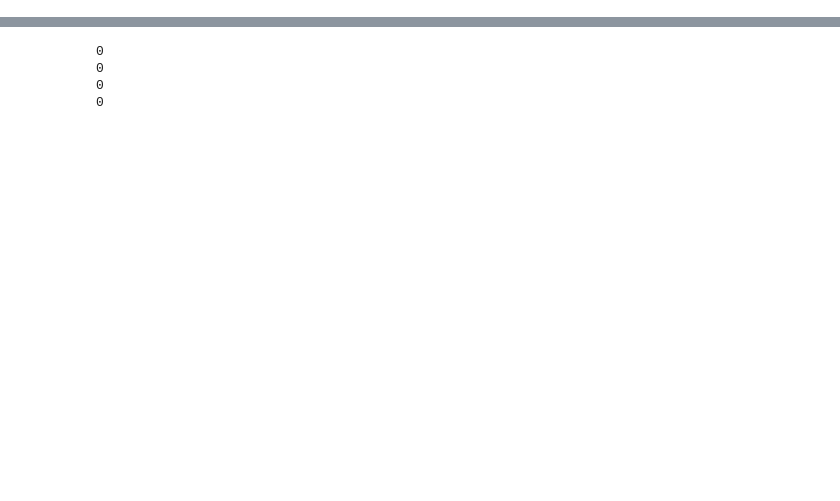
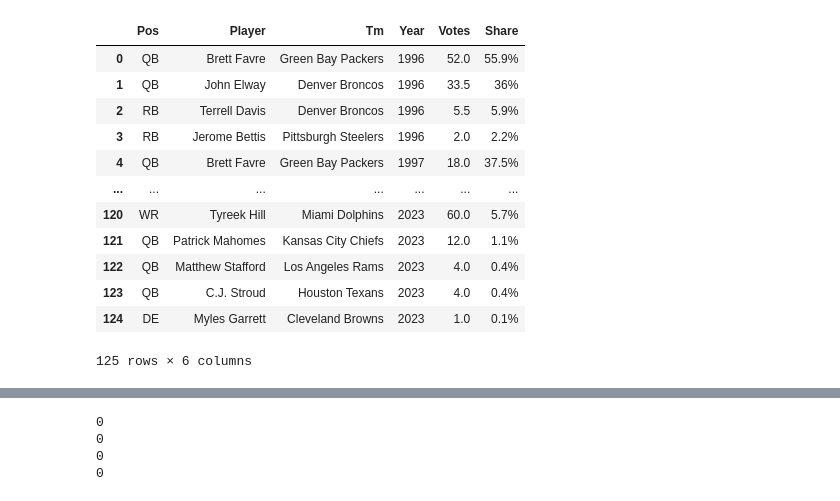
Before and after one commit to amyqcs/nfl-mvp, a Jupyter notebook: data_cleaning.ipynb, the cells around one changed output, grey strips where cells are left out. Saved outputs shown, nothing was run; the diff lists cells and outputs as text; code cells hidden in the pictures; blank space fills up the shorter version.

```diff
--- a/data_cleaning.ipynb
+++ b/data_cleaning.ipynb
@@ -31,2 +17,22 @@ del mvps["Int"]
+# %%
+# get rid of cols we don't need (already in players or defensive players csv)
+
+mvps = mvps[["Pos", "Player", "Tm", "Year", "Votes", "Share"]]
+# %%
+mvps
+# %% [output]
+|  | Pos | Player | Tm | Year | Votes | Share |
+| 0 | QB | Brett Favre | Green Bay Packers | 1996 | 52.0 | 55.9% |
+| 1 | QB | John Elway | Denver Broncos | 1996 | 33.5 | 36% |
+| 2 | RB | Terrell Davis | Denver Broncos | 1996 | 5.5 | 5.9% |
+| 3 | RB | Jerome Bettis | Pittsburgh Steelers | 1996 | 2.0 | 2.2% |
+| 4 | QB | Brett Favre | Green Bay Packers | 1997 | 18.0 | 37.5% |
+| ... | ... | ... | ... | ... | ... | ... |
+| 120 | WR | Tyreek Hill | Miami Dolphins | 2023 | 60.0 | 5.7% |
+| 121 | QB | Patrick Mahomes | Kansas City Chiefs | 2023 | 12.0 | 1.1% |
+| 122 | QB | Matthew Stafford | Los Angeles Rams | 2023 | 4.0 | 0.4% |
+| 123 | QB | C.J. Stroud | Houston Texans | 2023 | 4.0 | 0.4% |
+| 124 | DE | Myles Garrett | Cleveland Browns | 2023 | 1.0 | 0.1% |
+125 rows × 6 columns
 # %%
 players = pd.read_csv("players.csv")
```
Also changed, not shown: parts of 22 cells of this notebook, 12 other files.
